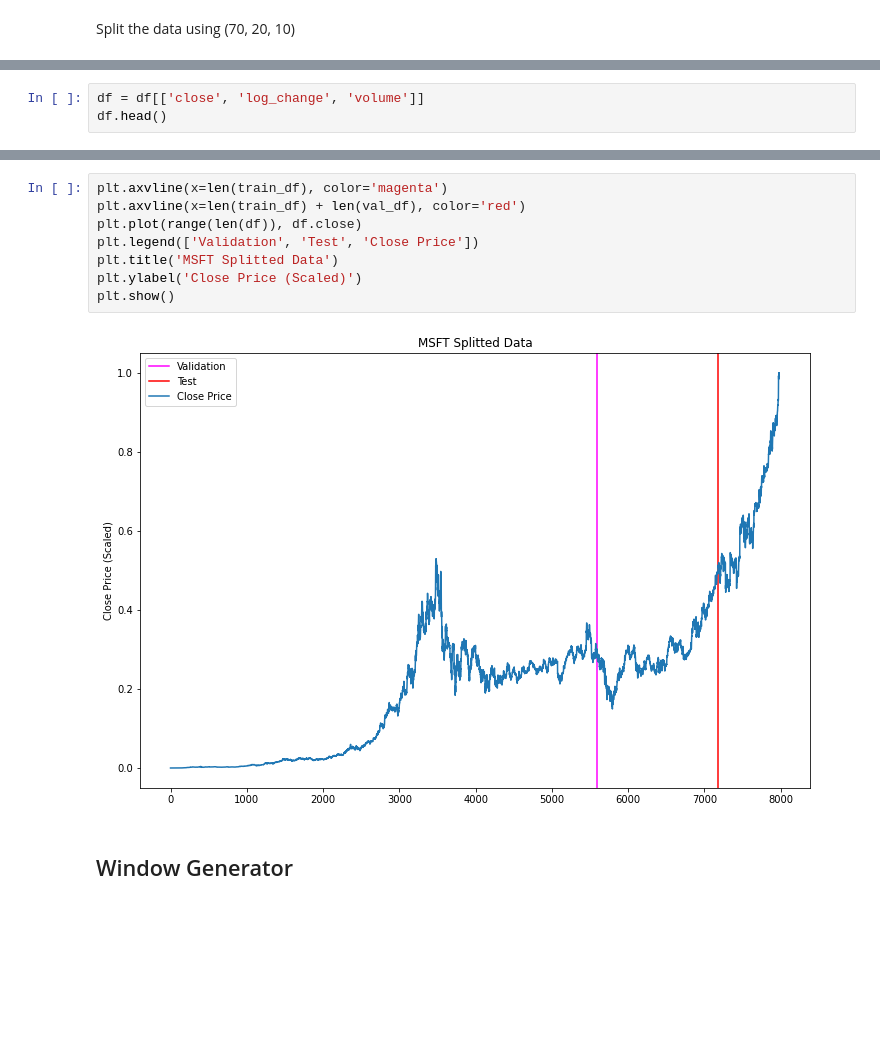
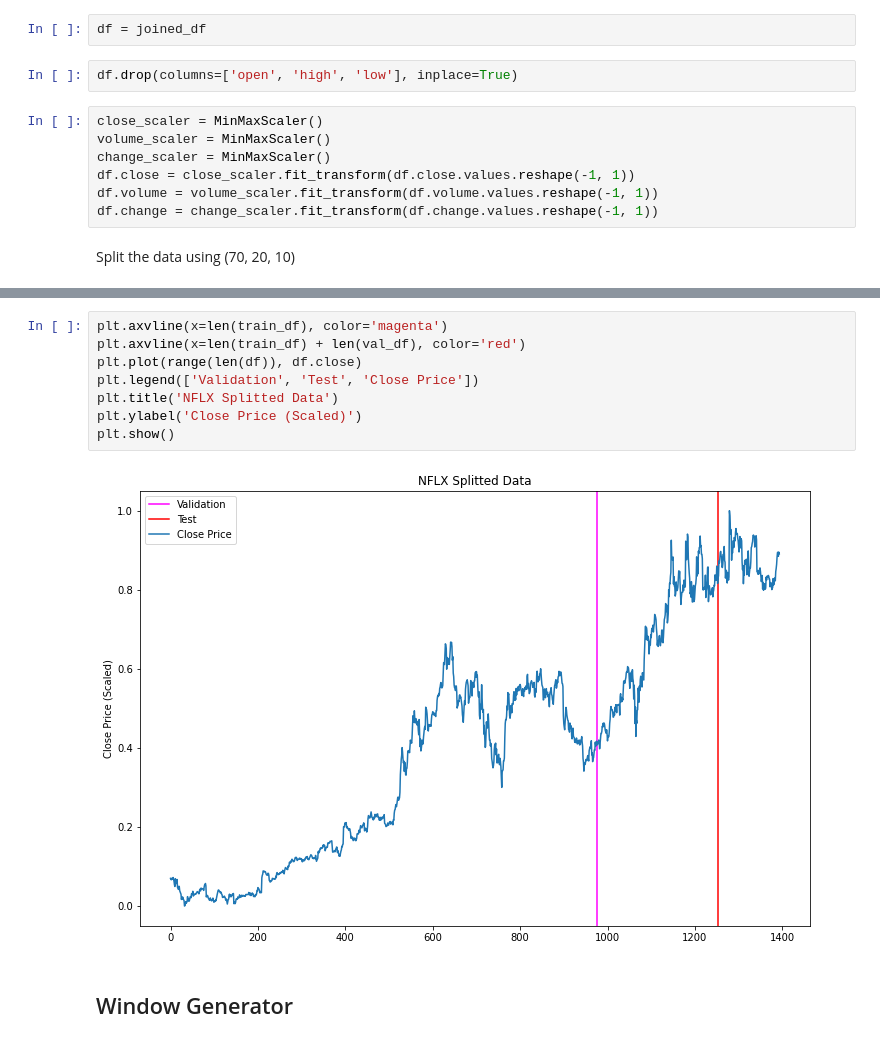
Before and after one commit to iislamm/stock-prices-prediction, a Jupyter notebook: stocks_prediction.ipynb, the cells around one changed output, grey strips where cells are left out. Drawn from its saved outputs; the diff is of its cells as text; blank space fills up the shorter version.

```diff
--- a/stocks_prediction.ipynb
+++ b/stocks_prediction.ipynb
@@ -153,2 +220,13 @@ grouped_df.head()
+# %%
+df = joined_df
+# %%
+df.drop(columns=['open', 'high', 'low'], inplace=True)
+# %%
+close_scaler = MinMaxScaler()
+volume_scaler = MinMaxScaler()
+change_scaler = MinMaxScaler()
+df.close = close_scaler.fit_transform(df.close.values.reshape(-1, 1))
+df.volume = volume_scaler.fit_transform(df.volume.values.reshape(-1, 1))
+df.change = change_scaler.fit_transform(df.change.values.reshape(-1, 1))
 # %% [markdown]
 Split the data using (70, 20, 10)
@@ -166,3 +232,0 @@ dtype: int64
-# %%
-df = df[['close', 'log_change', 'volume']]
-df.head()
@@ -187,13 +253,13 @@ num_features
 # %%
 plt.axvline(x=len(train_df), color='magenta')
 plt.axvline(x=len(train_df) + len(val_df), color='red')
 plt.plot(range(len(df)), df.close)
 plt.legend(['Validation', 'Test', 'Close Price'])
-plt.title('MSFT Splitted Data')
+plt.title('NFLX Splitted Data')
 plt.ylabel('Close Price (Scaled)')
 plt.show()
 # %% [output]
-[figure, old version]
+[figure, new version]
 # %% [markdown]
 ## Window Generator
 # %%
```
Also changed, not shown: parts of 64 cells of this notebook.
